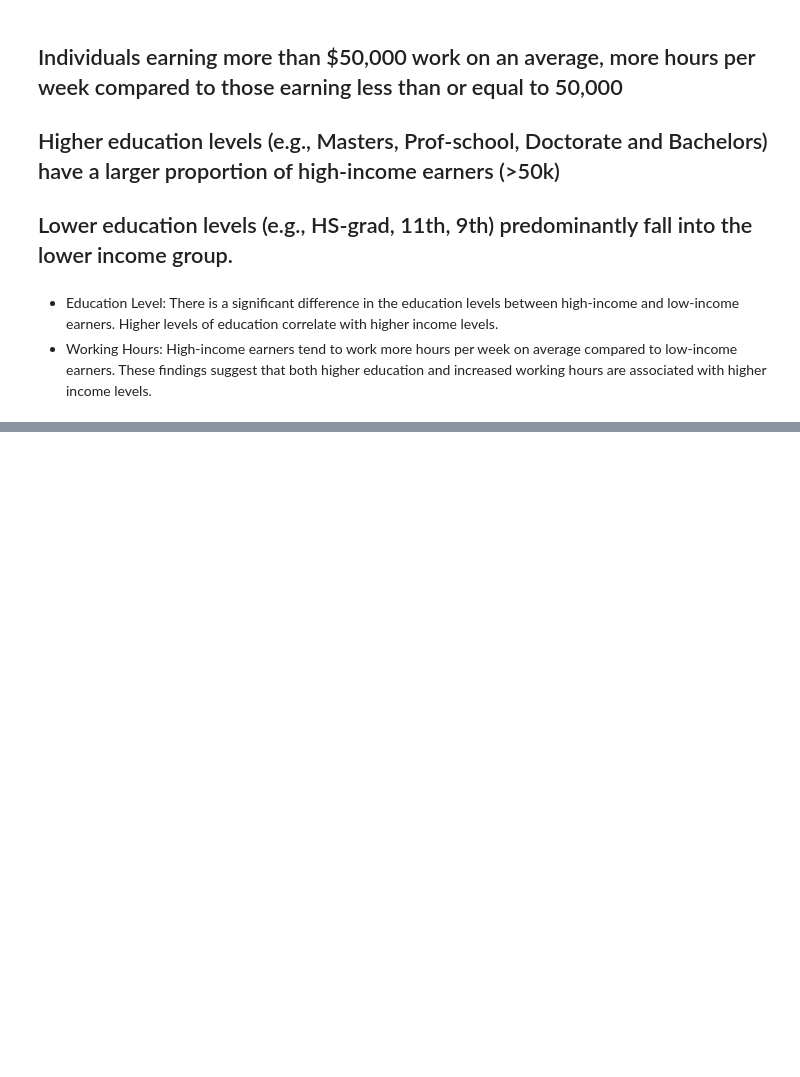
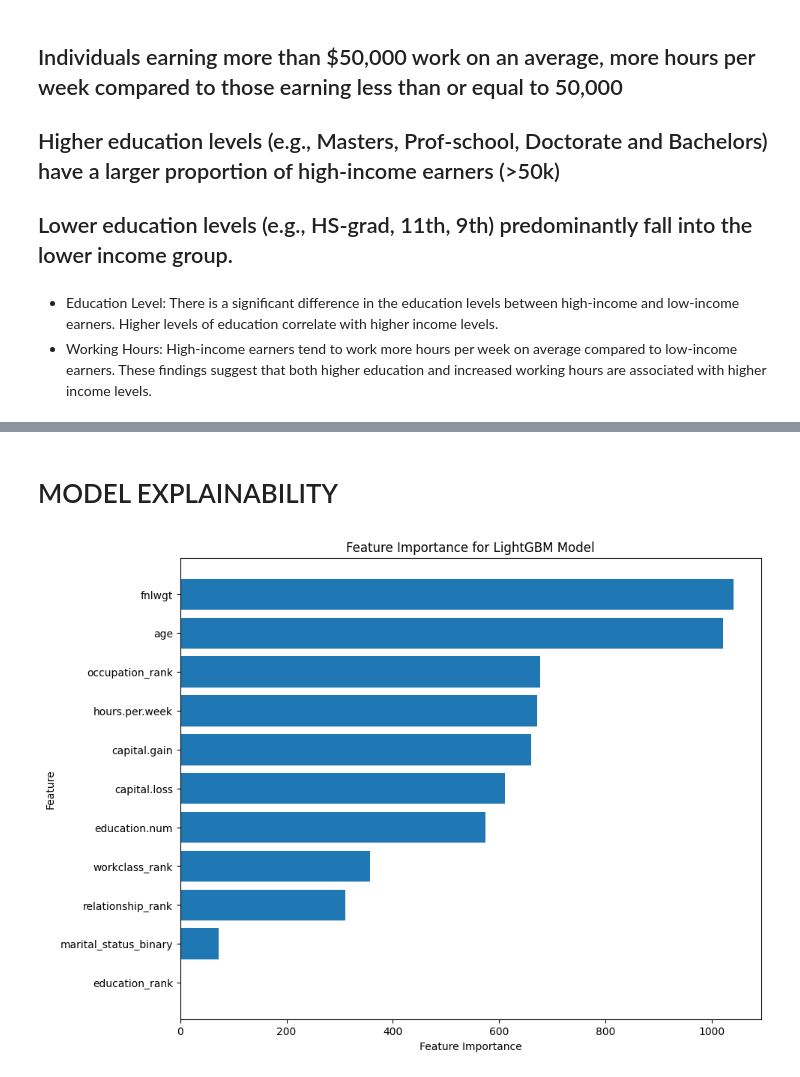
Before and after one commit to OptimusCoderr/Datainmotion, a Jupyter notebook: analyzing-adult-income-data-in-motion-project.ipynb, the cells around one changed output, grey strips where cells are left out. Saved outputs shown, nothing was run; the diff lists cells and outputs as text; code cells hidden in the pictures; blank space fills up the shorter version.

Commit message:
Kaggle Notebook | Analyzing Adult Income Data In motion Project | Version 5

```diff
--- a/analyzing-adult-income-data-in-motion-project.ipynb
+++ b/analyzing-adult-income-data-in-motion-project.ipynb
@@ -494,0 +591,10 @@ These findings suggest that both higher education and increased working hours ar
+# %%
+income_map = {
+  '<=50K': 0,
+  '>50K': 1
+}
+
+df_adult['income_binary'] = df_adult['income'].map(income_map)
+# %%
+numeric_cols = df_adult.select_dtypes(include=['int64', 'float64']).columns
+df_adult= df_adult[numeric_cols]
@@ -494,0 +653,14 @@ These findings suggest that both higher education and increased working hours ar
+# %%
+# Create a model instance
+gbm = lgb.LGBMClassifier()
+
+# Perform grid search
+grid_search = GridSearchCV(gbm, param_grid, scoring='roc_auc', cv=3, verbose=1, n_jobs=-1)
+grid_search.fit(X_train, y_train)
+
+# Best parameters
+best_params = grid_search.best_params_
+print("Best parameters found by GridSearchCV:", best_params)
+
+# Train the model with best parameters
+model = lgb.train(best_params, train_data, valid_sets=[test_data])
@@ -494,0 +721,23 @@ These findings suggest that both higher education and increased working hours ar
+# %% [markdown]
+# MODEL EXPLAINABILITY
+# %%
+# Feature importance
+importance = model.feature_importance()
+feature_names = X_train.columns
+
+# Create a DataFrame for the feature importance
+importance_df = pd.DataFrame({
+    'feature': feature_names,
+    'importance': importance
+}).sort_values(by='importance', ascending=False)
+
+# Plotting the feature importance
+plt.figure(figsize=(10, 8))
+plt.barh(importance_df['feature'], importance_df['importance'])
+plt.xlabel('Feature Importance')
+plt.ylabel('Feature')
+plt.title('Feature Importance for LightGBM Model')
+plt.gca().invert_yaxis()
+plt.show()
+# %% [output]
+[figure, added]
```
Also changed, not shown: parts of 15 cells of this notebook.
